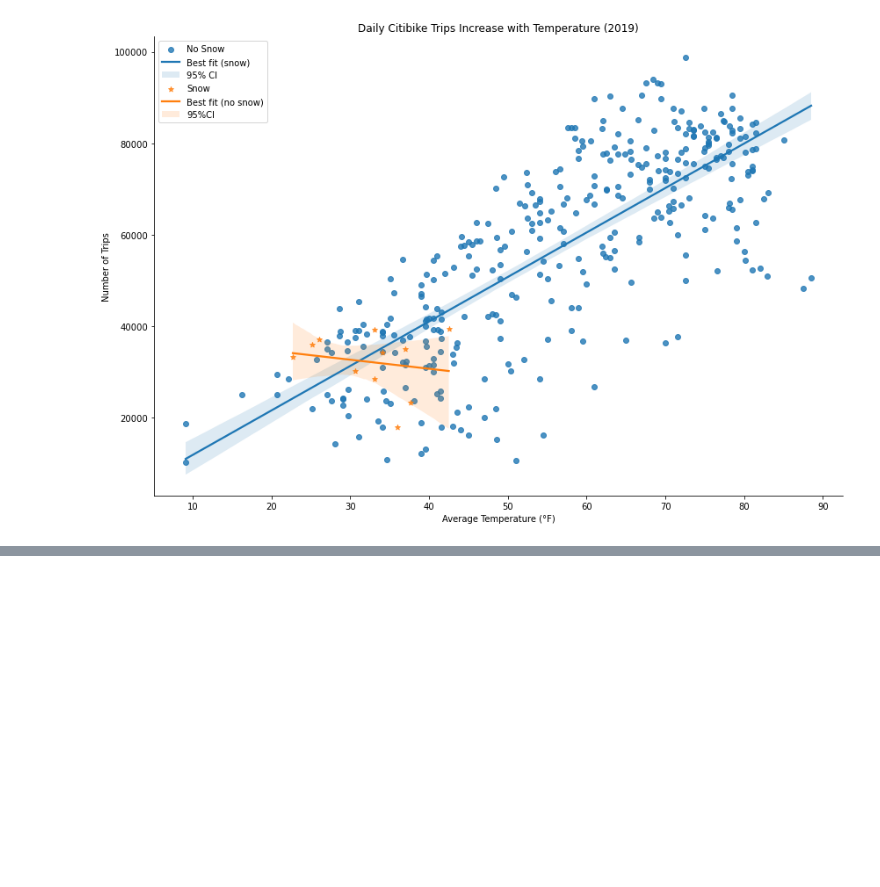
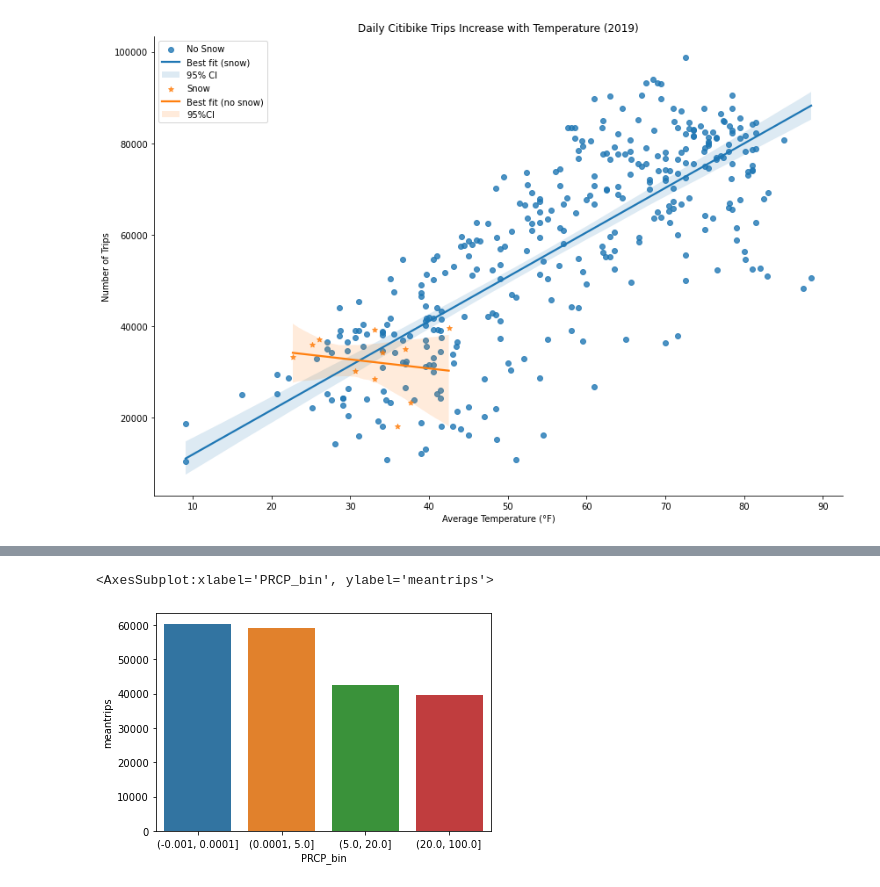
Before and after one commit to rishigoutam/citibike, a Jupyter notebook: eda/weather.ipynb, the cells around one changed output, grey strips where cells are left out. Saved outputs shown, nothing was run; the diff lists cells and outputs as text; code cells hidden in the pictures; blank space fills up the shorter version.

```diff
--- a/eda/weather.ipynb
+++ b/eda/weather.ipynb
@@ -150,0 +277,5 @@ plt.show()
+# %%
+# fix bins later
+bins = [0, 0.0001, 5, 20, 100]
+w_trips["PRCP_bin"] = pd.cut(w_trips.PRCP, bins=bins, include_lowest=True)
+w_trips.PRCP_bin.value_counts().sort_index()
@@ -150,0 +288,8 @@ plt.show()
+# %%
+g = (
+    w_trips.groupby("PRCP_bin")["counttrips"]
+    .mean()
+    .reset_index()
+    .rename(columns={"PRCP_bin": "PRCP_bin", "counttrips": "meantrips"})
+)
+g
@@ -150,0 +302,5 @@ plt.show()
+# %%
+sns.barplot(x=g.PRCP_bin, y=g.meantrips)
+# %% [output]
+<AxesSubplot:xlabel='PRCP_bin', ylabel='meantrips'>
+[figure, added]
```
Also changed, not shown: parts of 10 cells of this notebook.
